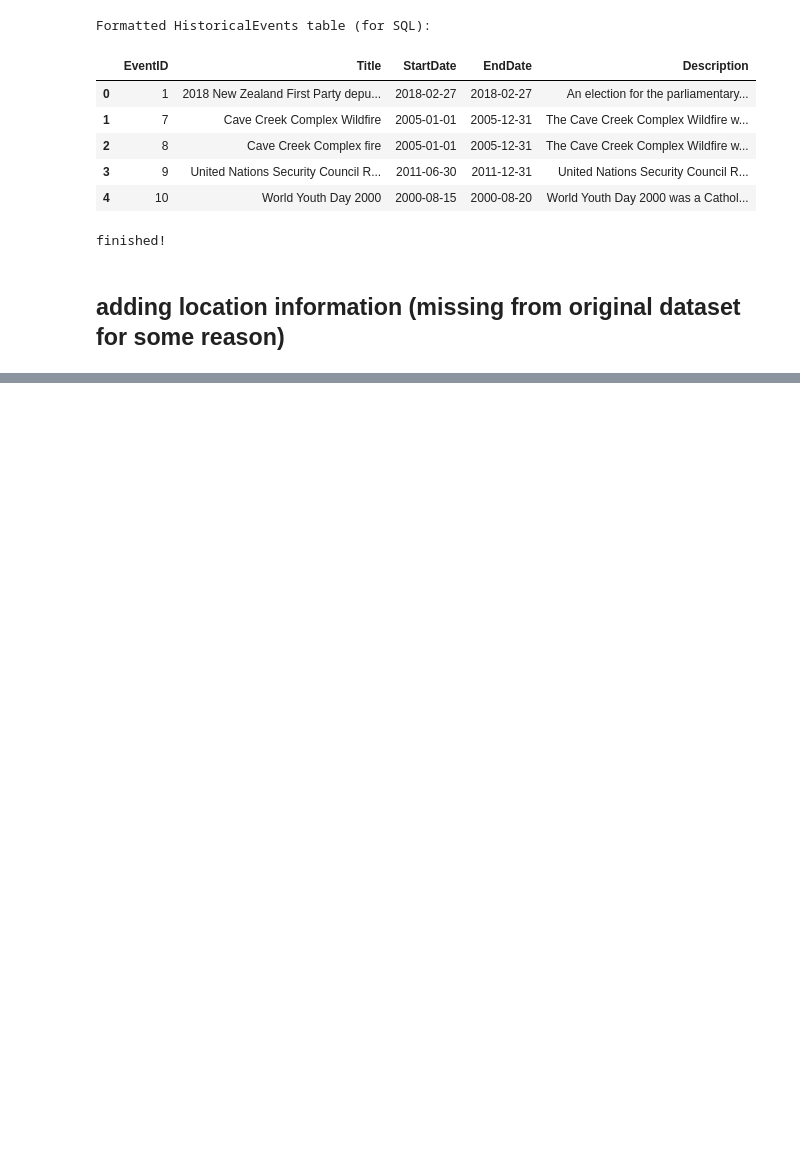
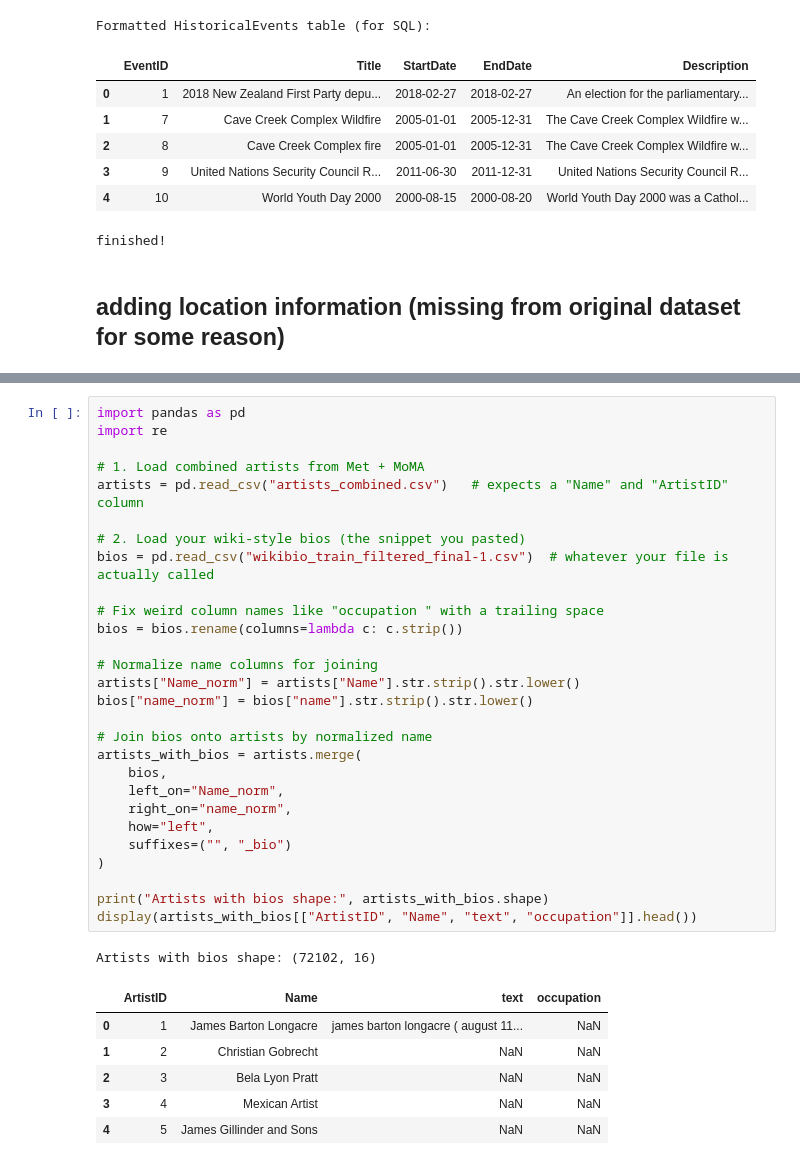
Before and after one commit to kimestelle/cis5500-artwork-discovery, a Jupyter notebook: preprocessing/historical_events_preprocessing.ipynb, the cells around one changed output, grey strips where cells are left out. Saved outputs shown, nothing was run; the diff lists cells and outputs as text; blank space fills up the shorter version.

```diff
--- a/preprocessing/historical_events_preprocessing.ipynb
+++ b/preprocessing/historical_events_preprocessing.ipynb
@@ -404,0 +511,36 @@ dtype: int64
+# %%
+import pandas as pd
+import re
+
+# 1. Load combined artists from Met + MoMA
+artists = pd.read_csv("artists_combined.csv")   # expects a "Name" and "ArtistID" column
+
+# 2. Load your wiki-style bios (the snippet you pasted)
+bios = pd.read_csv("wikibio_train_filtered_final-1.csv")  # whatever your file is actually called
+
+# Fix weird column names like "occupation " with a trailing space
+bios = bios.rename(columns=lambda c: c.strip())
+
+# Normalize name columns for joining
+artists["Name_norm"] = artists["Name"].str.strip().str.lower()
+bios["name_norm"] = bios["name"].str.strip().str.lower()
+
+# Join bios onto artists by normalized name
+artists_with_bios = artists.merge(
+    bios,
+    left_on="Name_norm",
+    right_on="name_norm",
+    how="left",
+    suffixes=("", "_bio")
+)
+
+print("Artists with bios shape:", artists_with_bios.shape)
+display(artists_with_bios[["ArtistID", "Name", "text", "occupation"]].head())
+# %% [output]
+Artists with bios shape: (72102, 16)
+|  | ArtistID | Name | text | occupation |
+| 0 | 1 | James Barton Longacre | james barton longacre ( august 11... | NaN |
+| 1 | 2 | Christian Gobrecht | NaN | NaN |
+| 2 | 3 | Bela Lyon Pratt | NaN | NaN |
+| 3 | 4 | Mexican Artist | NaN | NaN |
+| 4 | 5 | James Gillinder and Sons | NaN | NaN |
```
Also changed, not shown: parts of 8 cells of this notebook, 3 other files.
